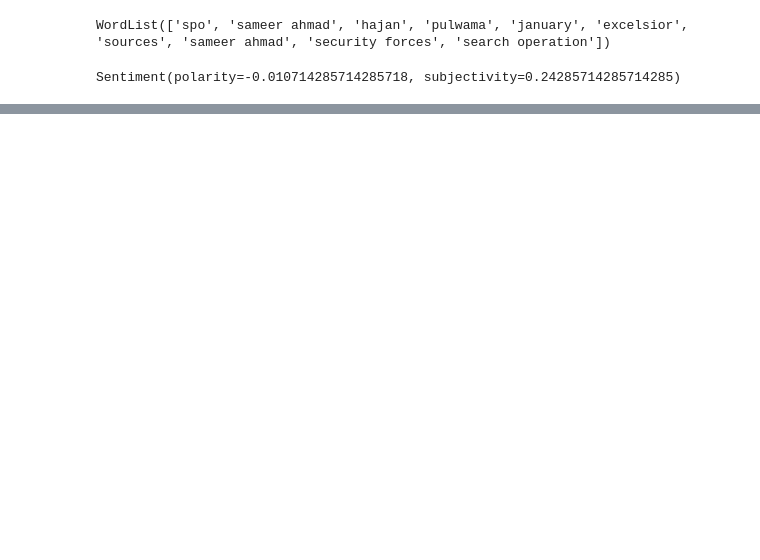
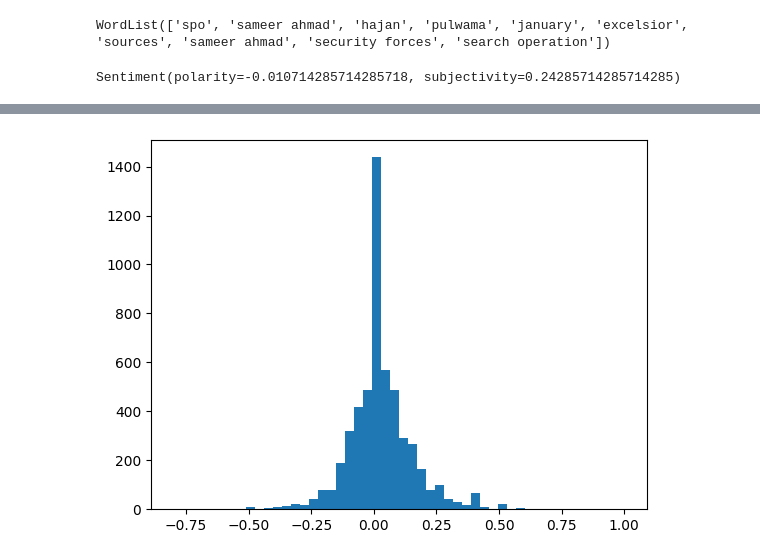
Before and after one commit to jonathanold/conflict-india, a Jupyter notebook: code/SATP code/satp_analysis.ipynb, the cells around one changed output, grey strips where cells are left out. Drawn from its saved outputs; the diff is of its cells as text; code cells hidden in the pictures; blank space fills up the shorter version.

```diff
--- a/code/SATP code/satp_analysis.ipynb
+++ b/code/SATP code/satp_analysis.ipynb
@@ -106,3 +109,20 @@ WordList(['spo', 'sameer ahmad', 'hajan', 'pulwama', 'january', 'excelsior', 'so
 blobs[0].sentiment
 # %% [output]
 Sentiment(polarity=-0.010714285714285718, subjectivity=0.24285714285714285)
+# %%
+
+polarity = []
+POS = []
+subjectivity = []
+b = []
+for x in range(len(blobs)):
+    polarity.append(blobs[x].sentiment[0])
+    subjectivity.append(blobs[x].sentiment[1])
+    POS.append(np.array(blobs[x].tags)[:,1])
+    b.append(np.array(blobs[x].tags)[:,0])
+
+
+print(len(polarity))
+print(len(subjectivity))
+print(len(POS))
+print(len(b))
@@ -108,0 +157,4 @@ Sentiment(polarity=-0.010714285714285718, subjectivity=0.24285714285714285)
+# %%
+plt.hist(polarity, bins=50);
+# %% [output]
+[figure, added]
```
Also changed, not shown: parts of 7 cells of this notebook, 1 other file.
